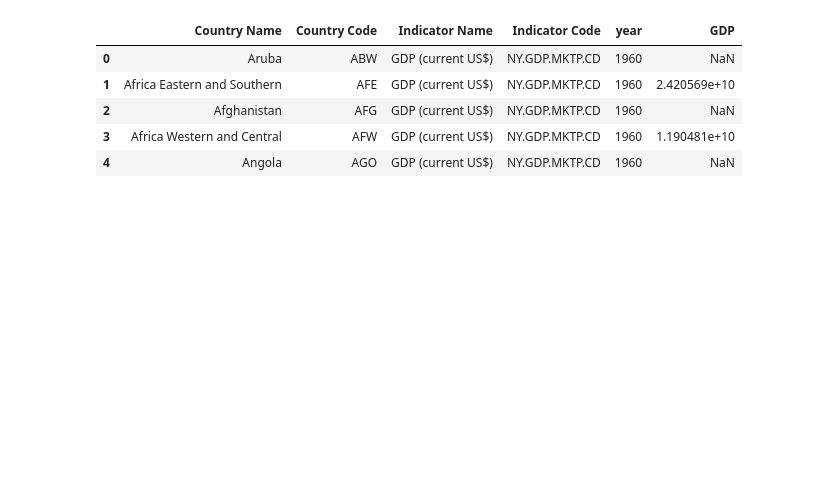
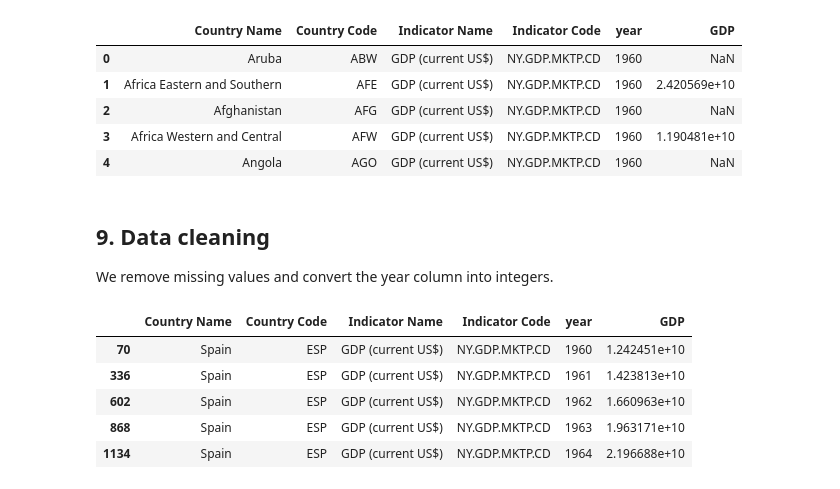
Before and after one commit to alenachuklina/global-economic-risk-monitor, a Jupyter notebook: notebooks/01_data_exploration.ipynb, the cells around one changed output. Saved outputs shown, nothing was run; the diff lists cells and outputs as text; code cells hidden in the pictures; blank space fills up the shorter version.

```diff
--- a/notebooks/01_data_exploration.ipynb
+++ b/notebooks/01_data_exploration.ipynb
@@ -118,3 +146,7 @@ df_long.head()
 | 2 | Afghanistan | AFG | GDP (current US$) | NY.GDP.MKTP.CD | 1960 | NaN |
 | 3 | Africa Western and Central | AFW | GDP (current US$) | NY.GDP.MKTP.CD | 1960 | 1.190481e+10 |
 | 4 | Angola | AGO | GDP (current US$) | NY.GDP.MKTP.CD | 1960 | NaN |
+# %% [markdown]
+## 9. Data cleaning
+
+We remove missing values and convert the year column into integers.
@@ -120,0 +156,10 @@ df_long.head()
+# %%
+spain = df_long[df_long["Country Name"] == "Spain"]
+spain.head()
+# %% [output]
+|  | Country Name | Country Code | Indicator Name | Indicator Code | year | GDP |
+| 70 | Spain | ESP | GDP (current US$) | NY.GDP.MKTP.CD | 1960 | 1.242451e+10 |
+| 336 | Spain | ESP | GDP (current US$) | NY.GDP.MKTP.CD | 1961 | 1.423813e+10 |
+| 602 | Spain | ESP | GDP (current US$) | NY.GDP.MKTP.CD | 1962 | 1.660963e+10 |
+| 868 | Spain | ESP | GDP (current US$) | NY.GDP.MKTP.CD | 1963 | 1.963171e+10 |
+| 1134 | Spain | ESP | GDP (current US$) | NY.GDP.MKTP.CD | 1964 | 2.196688e+10 |
```
Also changed, not shown: parts of 22 cells of this notebook.
